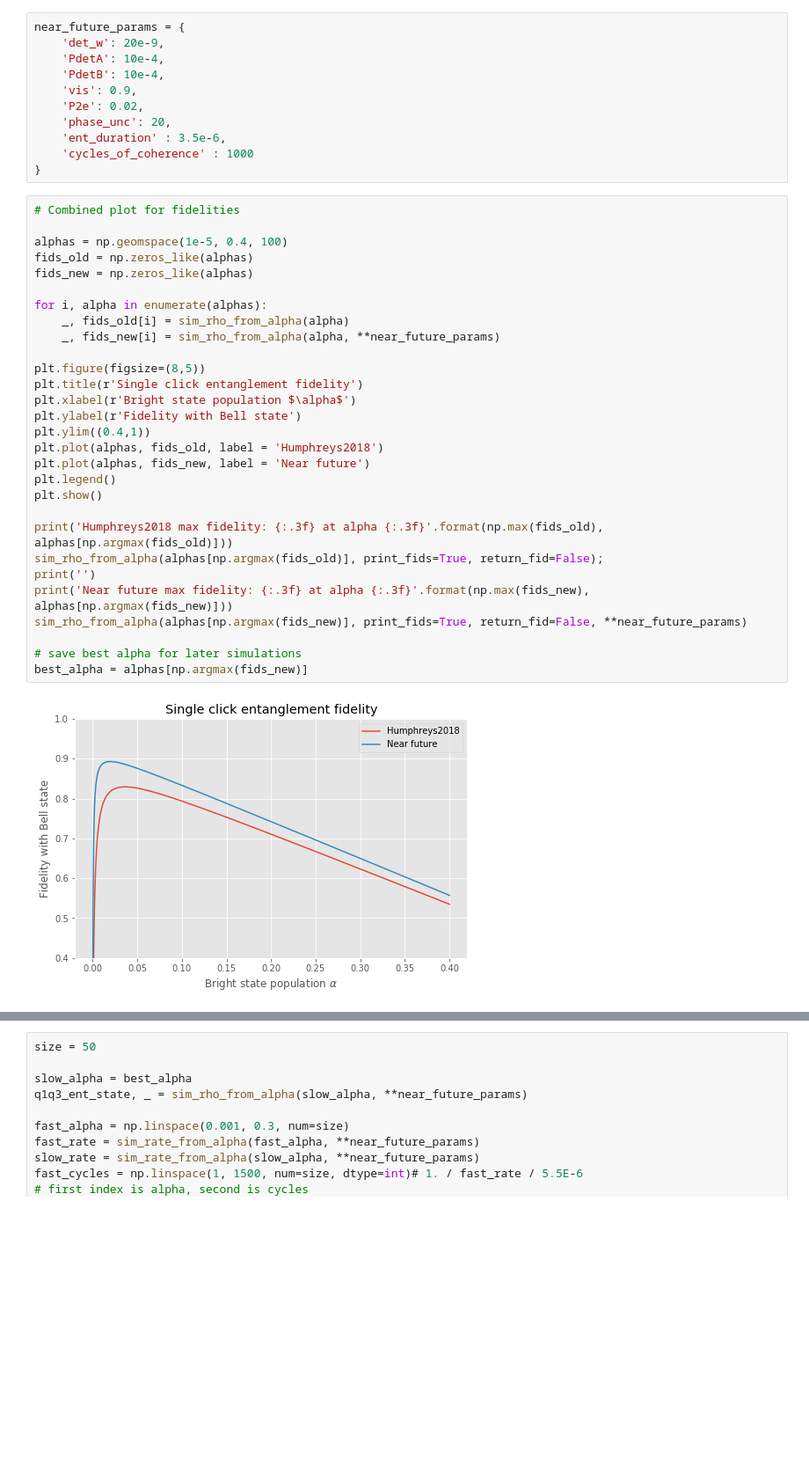
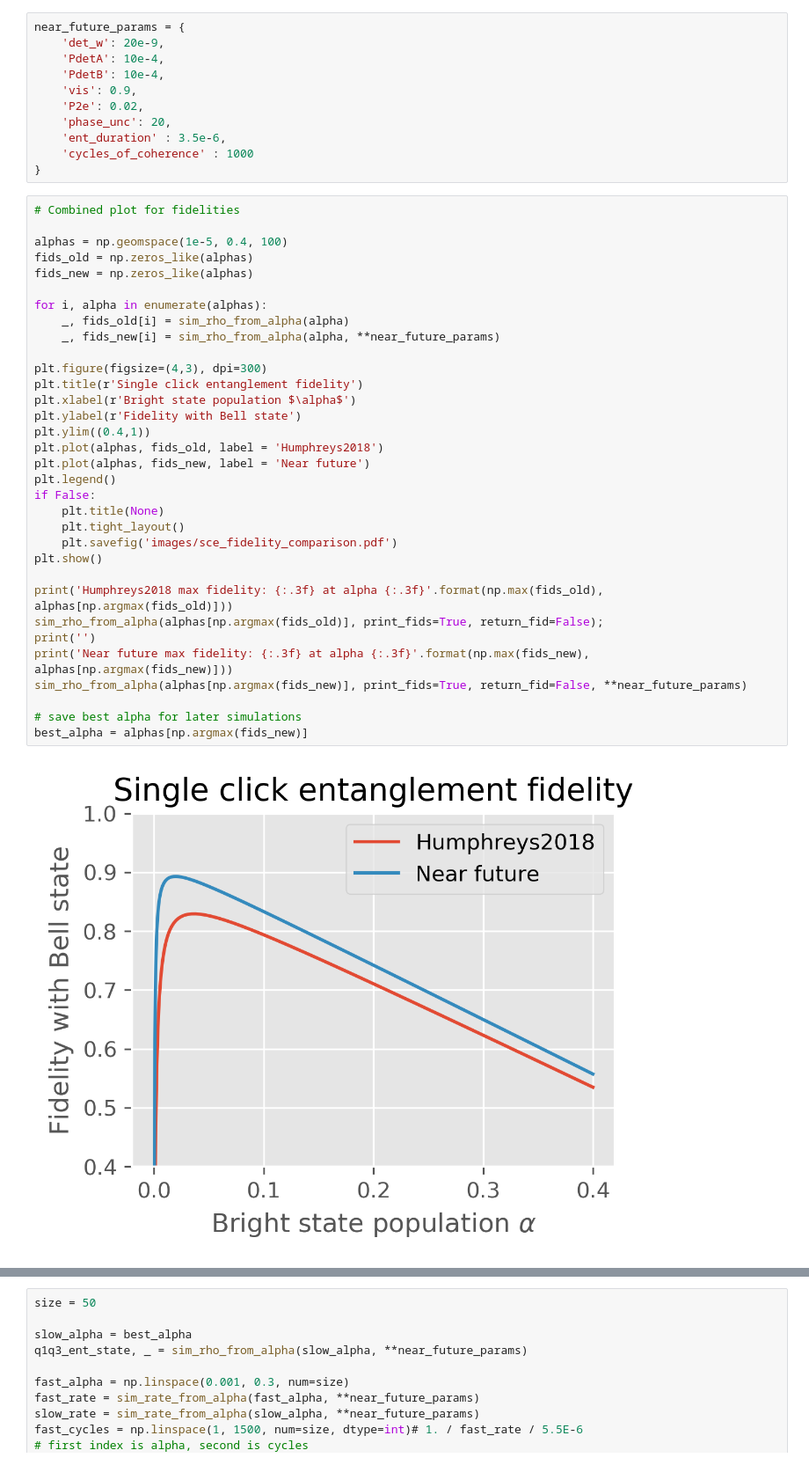
Before and after one commit to matpompili/go-nogo, a Jupyter notebook: Proposal.ipynb, the cells around one changed output, grey strips where cells are left out. Shown at 88% size. Saved outputs shown, nothing was run; the diff lists cells and outputs as text; blank space fills up the shorter version.

Commit message:
made the sce comparison pictures the right size

```diff
--- a/Proposal.ipynb
+++ b/Proposal.ipynb
@@ -419,34 +419,38 @@ near_future_params = {
 # %%
 # Combined plot for fidelities
 
 alphas = np.geomspace(1e-5, 0.4, 100)
 fids_old = np.zeros_like(alphas)
 fids_new = np.zeros_like(alphas)
 
 for i, alpha in enumerate(alphas):
     _, fids_old[i] = sim_rho_from_alpha(alpha)
     _, fids_new[i] = sim_rho_from_alpha(alpha, **near_future_params)
 
-plt.figure(figsize=(8,5))
+plt.figure(figsize=(4,3), dpi=300)
 plt.title(r'Single click entanglement fidelity')
 plt.xlabel(r'Bright state population $\alpha$')
 plt.ylabel(r'Fidelity with Bell state')
 plt.ylim((0.4,1))
 plt.plot(alphas, fids_old, label = 'Humphreys2018')
 plt.plot(alphas, fids_new, label = 'Near future')
 plt.legend()
+if False:
+    plt.title(None)
+    plt.tight_layout()
+    plt.savefig('images/sce_fidelity_comparison.pdf')
 plt.show()
 
 print('Humphreys2018 max fidelity: {:.3f} at alpha {:.3f}'.format(np.max(fids_old), alphas[np.argmax(fids_old)]))
 sim_rho_from_alpha(alphas[np.argmax(fids_old)], print_fids=True, return_fid=False);
 print('')
 print('Near future max fidelity: {:.3f} at alpha {:.3f}'.format(np.max(fids_new), alphas[np.argmax(fids_new)]))
 sim_rho_from_alpha(alphas[np.argmax(fids_new)], print_fids=True, return_fid=False, **near_future_params)
 
 # save best alpha for later simulations
 best_alpha = alphas[np.argmax(fids_new)]
 # %% [output]
-[figure, old version]
+[figure, new version]
 Humphreys2018 max fidelity: 0.829 at alpha 0.038
 Fidelity after SCE: 0.872
 Fidelity after double excitation: 0.840
```
Also changed, not shown: parts of 3 cells of this notebook.
